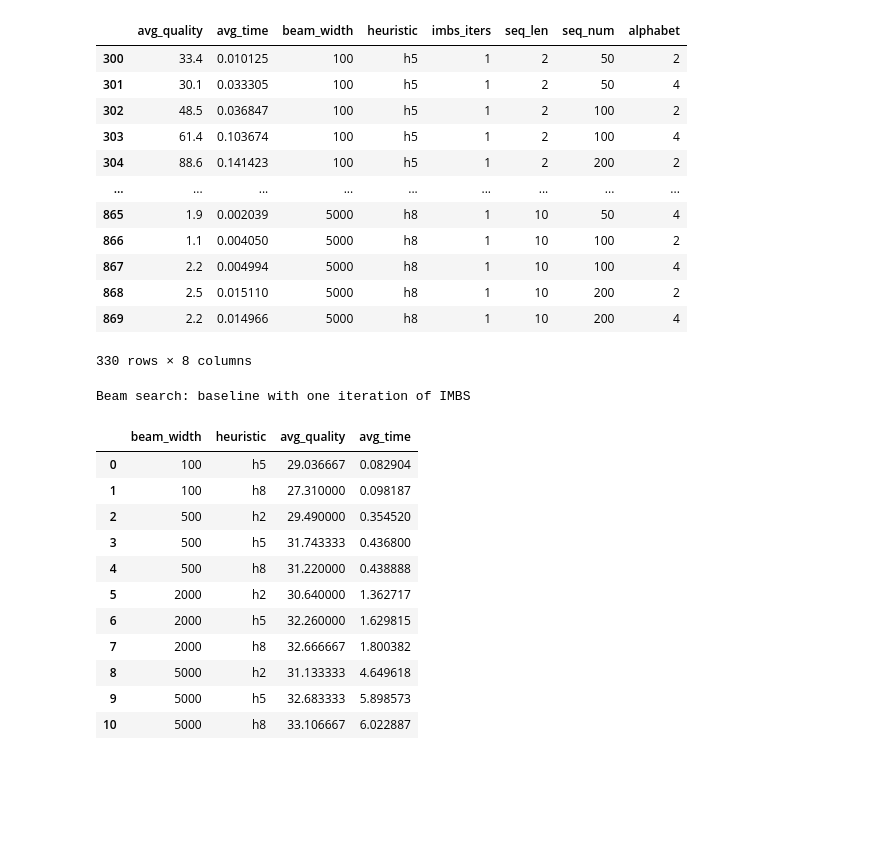
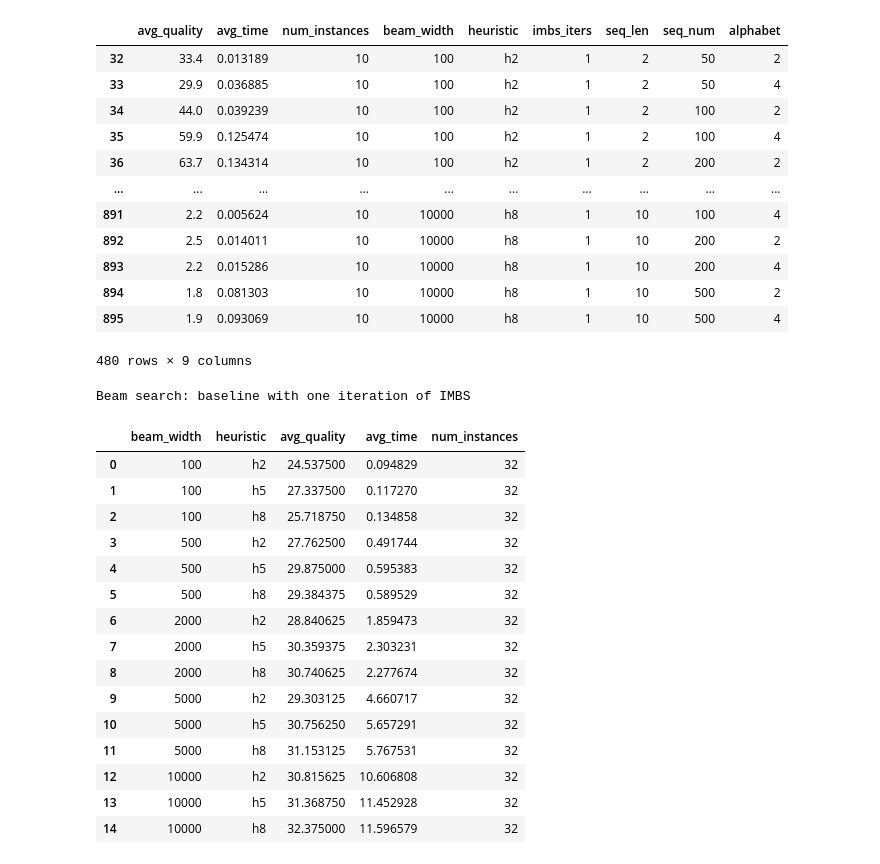
Before and after one commit to markodjukanovic90/VGLCS, a Jupyter notebook: src/aggregate.ipynb, the cells around one changed output. Cells and saved outputs as stored; diff of their text form; code cells hidden in the pictures; blank space fills up the shorter version.

```diff
--- a/src/aggregate.ipynb
+++ b/src/aggregate.ipynb
@@ -3,7 +3,12 @@ import pandas as pd
 import re
 
 # Load the CSV
-df = pd.read_csv("all_results.csv")
+df = pd.read_csv("all_results-1.csv")
+df=df[df["num_roots"] == 10] # only those with 10 roots
+
+## save for other analysis
+df_single=df.copy()
+
 
 # Function to extract seq_len, seq_num, alphabet from filename
 def extract_file_info(filename):
@@ -34,7 +39,8 @@ df["group"] = list(zip(
 # Aggregate by group
 agg_df = df.groupby("group").agg(
     avg_quality=("quality", "mean"),
-    avg_time=("time", "mean")
+    avg_time=("time", "mean"),
+    num_instances=("file", "count")
 ).reset_index()
 
 # Optional: expand group tuple into separate columns for clarity
@@ -91,41 +93,46 @@ agg_df
 beam_search_results = agg_df[agg_df["imbs_iters"] == 1]
 beam_search_results
 # %% [output]
-|  | avg_quality | avg_time | beam_width | heuristic | imbs_iters | seq_len | seq_num | alphabet |
-| 300 | 33.4 | 0.010125 | 100 | h5 | 1 | 2 | 50 | 2 |
-| 301 | 30.1 | 0.033305 | 100 | h5 | 1 | 2 | 50 | 4 |
-| 302 | 48.5 | 0.036847 | 100 | h5 | 1 | 2 | 100 | 2 |
-| 303 | 61.4 | 0.103674 | 100 | h5 | 1 | 2 | 100 | 4 |
-| 304 | 88.6 | 0.141423 | 100 | h5 | 1 | 2 | 200 | 2 |
-| ... | ... | ... | ... | ... | ... | ... | ... | ... |
-| 865 | 1.9 | 0.002039 | 5000 | h8 | 1 | 10 | 50 | 4 |
-| 866 | 1.1 | 0.004050 | 5000 | h8 | 1 | 10 | 100 | 2 |
-| 867 | 2.2 | 0.004994 | 5000 | h8 | 1 | 10 | 100 | 4 |
-| 868 | 2.5 | 0.015110 | 5000 | h8 | 1 | 10 | 200 | 2 |
-| 869 | 2.2 | 0.014966 | 5000 | h8 | 1 | 10 | 200 | 4 |
+|  | avg_quality | avg_time | num_instances | beam_width | heuristic | imbs_iters | seq_len | seq_num | alphabet |
+| 32 | 33.4 | 0.013189 | 10 | 100 | h2 | 1 | 2 | 50 | 2 |
+| 33 | 29.9 | 0.036885 | 10 | 100 | h2 | 1 | 2 | 50 | 4 |
+| 34 | 44.0 | 0.039239 | 10 | 100 | h2 | 1 | 2 | 100 | 2 |
+| 35 | 59.9 | 0.125474 | 10 | 100 | h2 | 1 | 2 | 100 | 4 |
+| 36 | 63.7 | 0.134314 | 10 | 100 | h2 | 1 | 2 | 200 | 2 |
+| ... | ... | ... | ... | ... | ... | ... | ... | ... | ... |
+| 891 | 2.2 | 0.005624 | 10 | 10000 | h8 | 1 | 10 | 100 | 4 |
+| 892 | 2.5 | 0.014011 | 10 | 10000 | h8 | 1 | 10 | 200 | 2 |
+| 893 | 2.2 | 0.015286 | 10 | 10000 | h8 | 1 | 10 | 200 | 4 |
+| 894 | 1.8 | 0.081303 | 10 | 10000 | h8 | 1 | 10 | 500 | 2 |
+| 895 | 1.9 | 0.093069 | 10 | 10000 | h8 | 1 | 10 | 500 | 4 |
-330 rows × 8 columns
+480 rows × 9 columns
 # %%
 beam_search_bw_heuristic = beam_search_results.groupby(["beam_width", "heuristic"]).agg(
     avg_quality=("avg_quality", "mean"),
-    avg_time=("avg_time", "mean")
+    avg_time=("avg_time", "mean"),
+    num_instances=("avg_quality", "count")
 ).reset_index()
 
 
 print('Beam search: baseline with one iteration of IMBS')
 beam_search_bw_heuristic
 # %% [output]
 Beam search: baseline with one iteration of IMBS
-|  | beam_width | heuristic | avg_quality | avg_time |
-| 0 | 100 | h5 | 29.036667 | 0.082904 |
-| 1 | 100 | h8 | 27.310000 | 0.098187 |
-| 2 | 500 | h2 | 29.490000 | 0.354520 |
-| 3 | 500 | h5 | 31.743333 | 0.436800 |
-| 4 | 500 | h8 | 31.220000 | 0.438888 |
-| 5 | 2000 | h2 | 30.640000 | 1.362717 |
-| 6 | 2000 | h5 | 32.260000 | 1.629815 |
-| 7 | 2000 | h8 | 32.666667 | 1.800382 |
-| 8 | 5000 | h2 | 31.133333 | 4.649618 |
-| 9 | 5000 | h5 | 32.683333 | 5.898573 |
-| 10 | 5000 | h8 | 33.106667 | 6.022887 |
+|  | beam_width | heuristic | avg_quality | avg_time | num_instances |
+| 0 | 100 | h2 | 24.537500 | 0.094829 | 32 |
+| 1 | 100 | h5 | 27.337500 | 0.117270 | 32 |
+| 2 | 100 | h8 | 25.718750 | 0.134858 | 32 |
+| 3 | 500 | h2 | 27.762500 | 0.491744 | 32 |
+| 4 | 500 | h5 | 29.875000 | 0.595383 | 32 |
+| 5 | 500 | h8 | 29.384375 | 0.589529 | 32 |
+| 6 | 2000 | h2 | 28.840625 | 1.859473 | 32 |
+| 7 | 2000 | h5 | 30.359375 | 2.303231 | 32 |
+| 8 | 2000 | h8 | 30.740625 | 2.277674 | 32 |
+| 9 | 5000 | h2 | 29.303125 | 4.660717 | 32 |
+| 10 | 5000 | h5 | 30.756250 | 5.657291 | 32 |
+| 11 | 5000 | h8 | 31.153125 | 5.767531 | 32 |
+| 12 | 10000 | h2 | 30.815625 | 10.606808 | 32 |
+| 13 | 10000 | h5 | 31.368750 | 11.452928 | 32 |
+| 14 | 10000 | h8 | 32.375000 | 11.596579 | 32 |
 # %%
 # further analisis (the basic Beam search):
```
Also changed, not shown: parts of 19 cells of this notebook, 11 other files.
